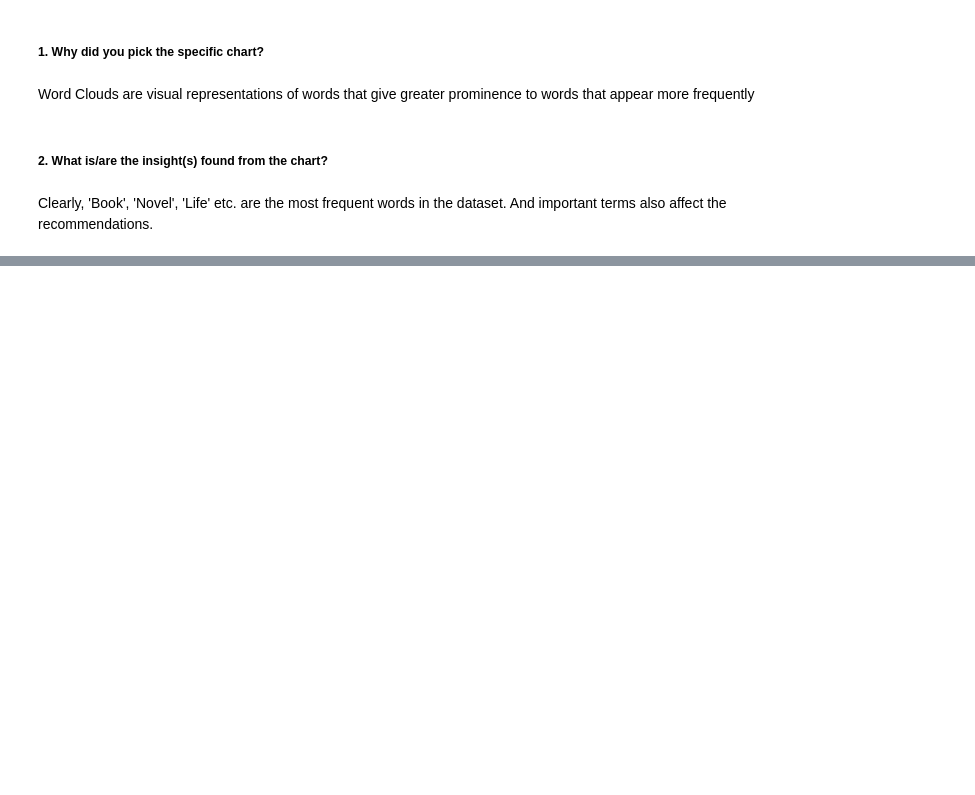
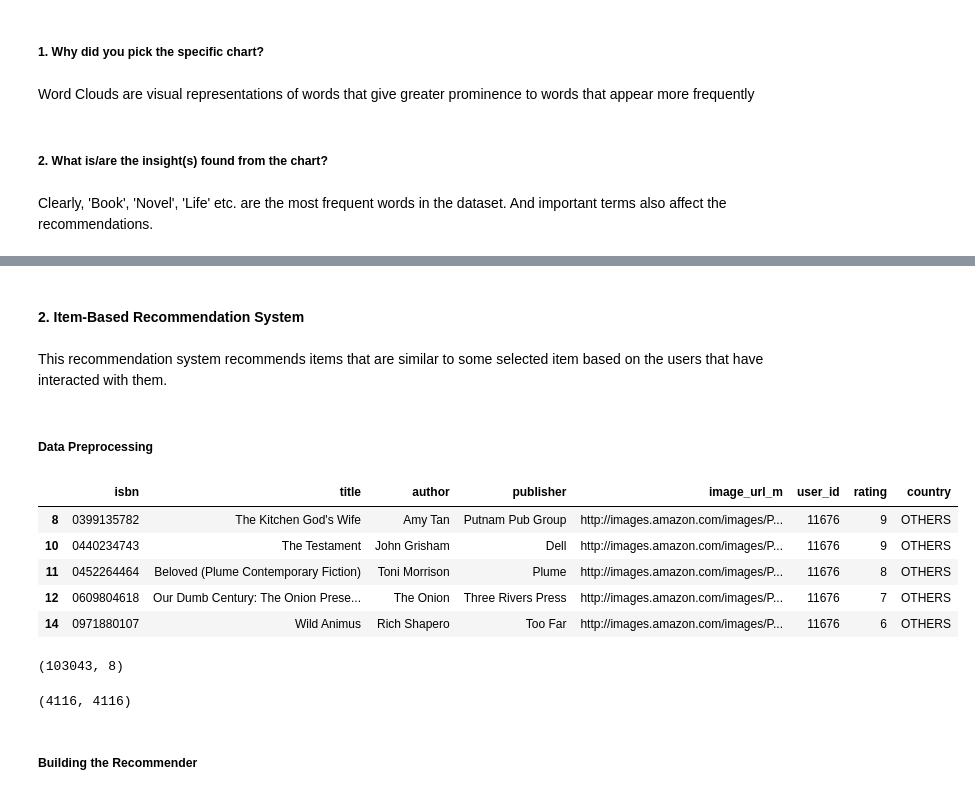
Before and after one commit to DharmeshRV/Book-Recommendation-System, a Jupyter notebook: Book_Recommendation_System.ipynb, the cells around one changed output, grey strips where cells are left out. Cells and saved outputs as stored; diff of their text form; code cells hidden in the pictures; blank space fills up the shorter version.

```diff
--- a/Book_Recommendation_System.ipynb
+++ b/Book_Recommendation_System.ipynb
@@ -720,0 +805,30 @@ Clearly, 'Book', 'Novel', 'Life' etc. are the most frequent words in the dataset
+# %% [markdown]
+#### **2. Item-Based Recommendation System**
+# %% [markdown]
+This recommendation system recommends items that are similar to some selected item based on the users that have interacted with them.
+# %% [markdown]
+##### **Data Preprocessing**
+# %%
+# Users that are read enough
+x=df.groupby('user_id').count()['rating']>5
+read_users=x[x].index
+filtered_rating = df[df['user_id'].isin(read_users)]
+
+# Books that are rated enough
+y = filtered_rating.groupby('title').count()['rating']>=10
+famous_books = y[y].index
+
+# And the final dataframe is
+final_df = filtered_rating[filtered_rating['title'].isin(famous_books)]
+final_df.head()
+# %% [output]
+|  | isbn | title | author | publisher | image_url_m | user_id | rating | country |
+| 8 | 0399135782 | The Kitchen God's Wife | Amy Tan | Putnam Pub Group | http://images.amazon.com/images/P... | 11676 | 9 | OTHERS |
+| 10 | 0440234743 | The Testament | John Grisham | Dell | http://images.amazon.com/images/P... | 11676 | 9 | OTHERS |
+| 11 | 0452264464 | Beloved (Plume Contemporary Fiction) | Toni Morrison | Plume | http://images.amazon.com/images/P... | 11676 | 8 | OTHERS |
+| 12 | 0609804618 | Our Dumb Century: The Onion Prese... | The Onion | Three Rivers Press | http://images.amazon.com/images/P... | 11676 | 7 | OTHERS |
+| 14 | 0971880107 | Wild Animus | Rich Shapero | Too Far | http://images.amazon.com/images/P... | 11676 | 6 | OTHERS |
+# %%
+final_df.shape
+# %% [output]
+(103043, 8)
@@ -720,0 +839,8 @@ Clearly, 'Book', 'Novel', 'Life' etc. are the most frequent words in the dataset
+# %%
+# Getting Smilarity Scores
+similarity_scores = cosine_similarity(pt)
+similarity_scores.shape
+# %% [output]
+(4116, 4116)
+# %% [markdown]
+##### **Building the Recommender**
```
Also changed, not shown: parts of 13 cells of this notebook.
